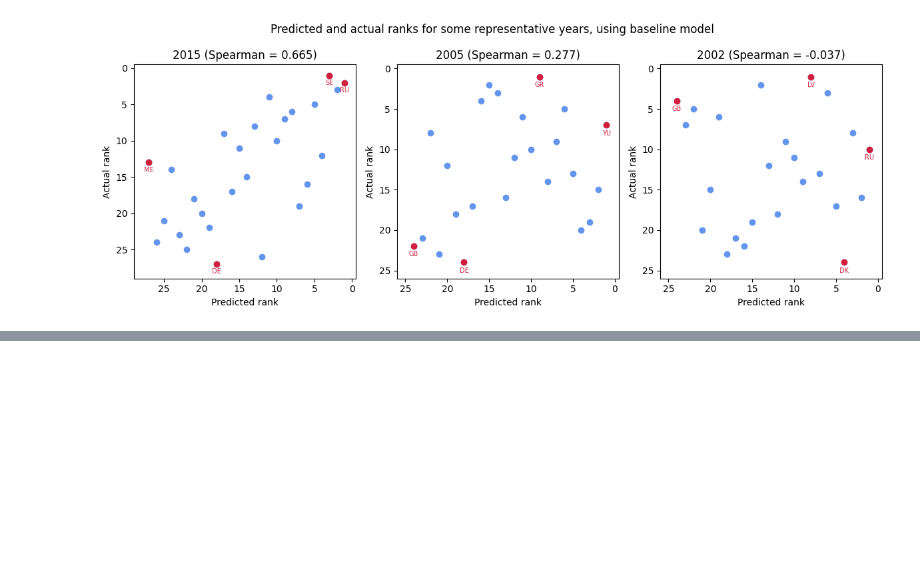
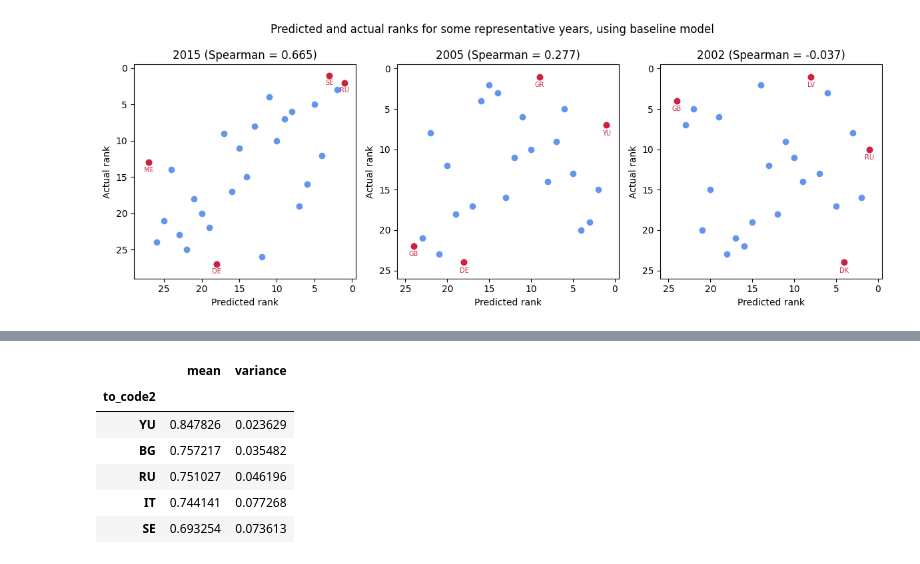
Before and after one commit to KatrionaGoldmann/Eurovision_TDS, a Jupyter notebook: eurovision/notebooks/baseline.ipynb, the cells around one changed output, grey strips where cells are left out. Cells and saved outputs as stored; diff of their text form; code cells hidden in the pictures; blank space fills up the shorter version.

```diff
--- a/eurovision/notebooks/baseline.ipynb
+++ b/eurovision/notebooks/baseline.ipynb
@@ -222,0 +263,11 @@ plt.tight_layout()
+# %%
+ranks_without_2022_sd = train_sd(excluded_years=[2022])
+ranks_without_2022_sd.head()
+# %% [output]
+|  | mean | variance |
+| to_code2 |  |  |
+| YU | 0.847826 | 0.023629 |
+| BG | 0.757217 | 0.035482 |
+| RU | 0.751027 | 0.046196 |
+| IT | 0.744141 | 0.077268 |
+| SE | 0.693254 | 0.073613 |
```
Also changed, not shown: parts of 8 cells of this notebook.
